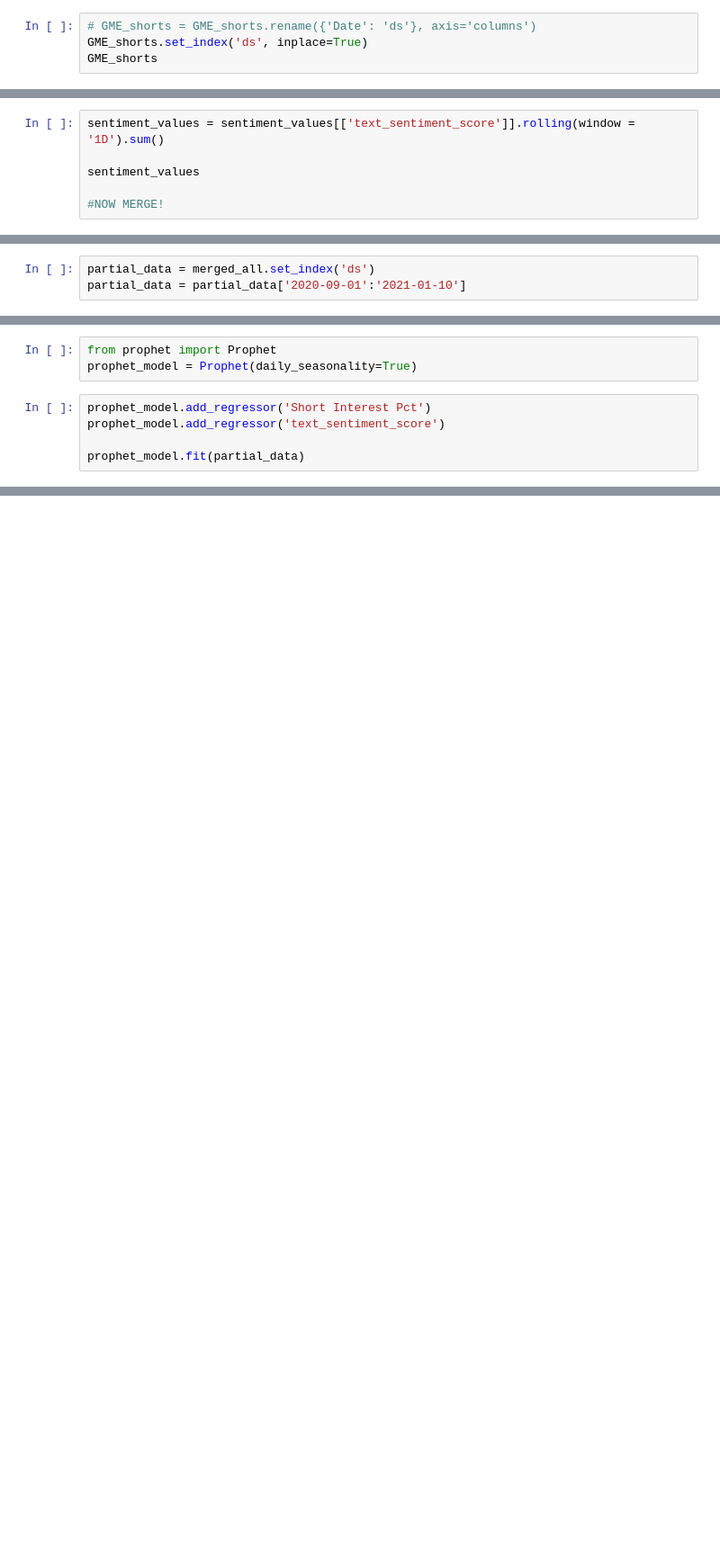
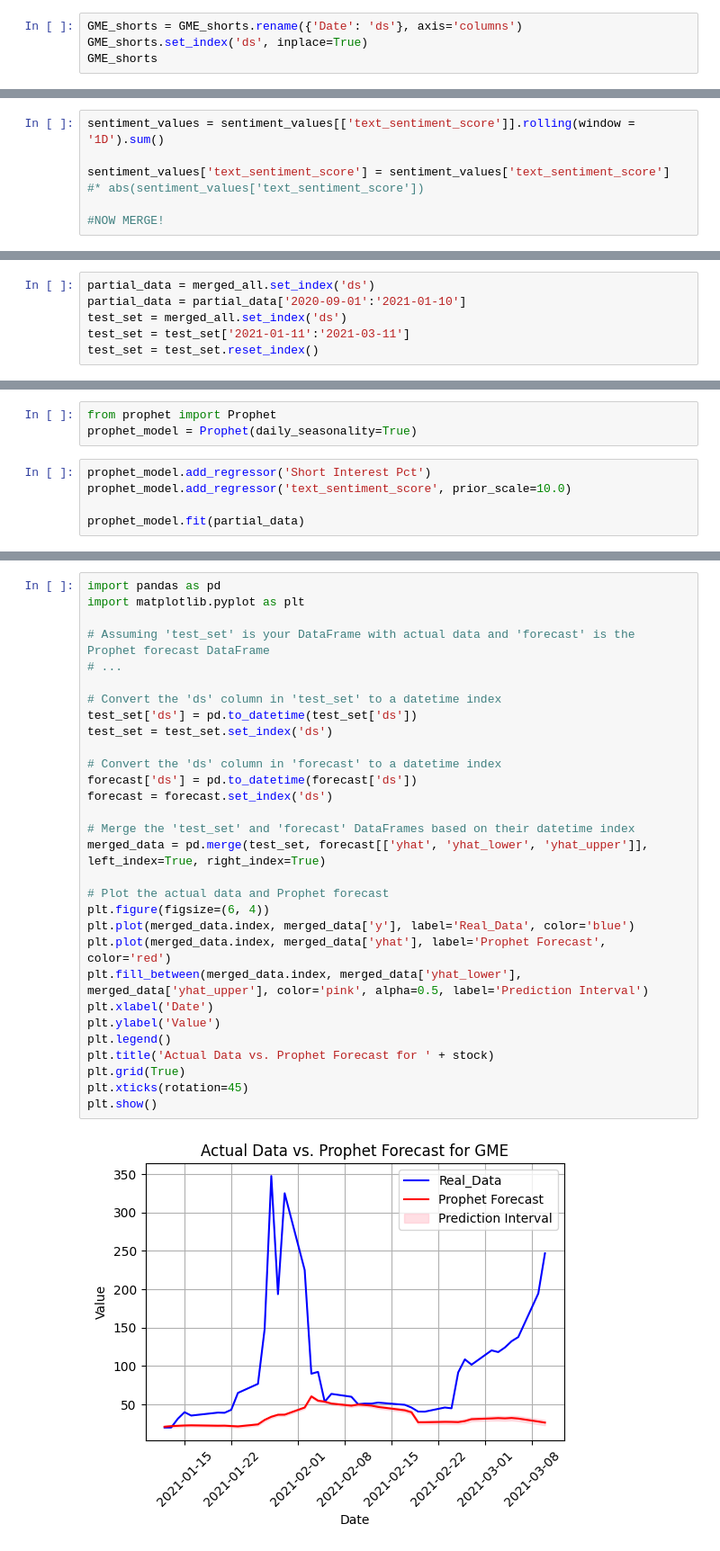
Before and after one commit to SaberQ19/socioPhysics_DiamondHands, a Jupyter notebook: StocksAndPosts.ipynb, the cells around one changed output, grey strips where cells are left out. Shown: that part at 90% size. Saved outputs shown, nothing was run; the diff lists cells and outputs as text; blank space fills up the shorter version.

```diff
--- a/StocksAndPosts.ipynb
+++ b/StocksAndPosts.ipynb
@@ -234,4 +370,4 @@ GME_shorts["Date"] = pd.to_datetime(GME_shorts['Date'], format='%Y-%m-%dT%H:%M:%
 # %%
-# GME_shorts = GME_shorts.rename({'Date': 'ds'}, axis='columns')
+GME_shorts = GME_shorts.rename({'Date': 'ds'}, axis='columns')
 GME_shorts.set_index('ds', inplace=True)
 GME_shorts
@@ -272,7 +480,7 @@ sentiment_values
 # %%
 sentiment_values = sentiment_values[['text_sentiment_score']].rolling(window = '1D').sum()
 
-sentiment_values
+sentiment_values['text_sentiment_score'] = sentiment_values['text_sentiment_score'] #* abs(sentiment_values['text_sentiment_score'])
 
 #NOW MERGE!
 # %%
@@ -282,6 +504,9 @@ merged_all
 # %%
 partial_data = merged_all.set_index('ds')
 partial_data = partial_data['2020-09-01':'2021-01-10']
+test_set = merged_all.set_index('ds')
+test_set = test_set['2021-01-11':'2021-03-11']
+test_set = test_set.reset_index()
 # %%
 partial_data = partial_data.reset_index()
 partial_data
@@ -290,6 +529,6 @@ from prophet import Prophet
 prophet_model = Prophet(daily_seasonality=True)
 # %%
 prophet_model.add_regressor('Short Interest Pct')
-prophet_model.add_regressor('text_sentiment_score')
+prophet_model.add_regressor('text_sentiment_score', prior_scale=10.0)
 
 prophet_model.fit(partial_data)
@@ -304,0 +549,32 @@ figure2 = prophet_model.plot_components(forecast)
+# %%
+import pandas as pd
+import matplotlib.pyplot as plt
+
+# Assuming 'test_set' is your DataFrame with actual data and 'forecast' is the Prophet forecast DataFrame
+# ...
+
+# Convert the 'ds' column in 'test_set' to a datetime index
+test_set['ds'] = pd.to_datetime(test_set['ds'])
+test_set = test_set.set_index('ds')
+
+# Convert the 'ds' column in 'forecast' to a datetime index
+forecast['ds'] = pd.to_datetime(forecast['ds'])
+forecast = forecast.set_index('ds')
+
+# Merge the 'test_set' and 'forecast' DataFrames based on their datetime index
+merged_data = pd.merge(test_set, forecast[['yhat', 'yhat_lower', 'yhat_upper']], left_index=True, right_index=True)
+
+# Plot the actual data and Prophet forecast
+plt.figure(figsize=(6, 4))
+plt.plot(merged_data.index, merged_data['y'], label='Real_Data', color='blue')
+plt.plot(merged_data.index, merged_data['yhat'], label='Prophet Forecast', color='red')
+plt.fill_between(merged_data.index, merged_data['yhat_lower'], merged_data['yhat_upper'], color='pink', alpha=0.5, label='Prediction Interval')
+plt.xlabel('Date')
+plt.ylabel('Value')
+plt.legend()
+plt.title('Actual Data vs. Prophet Forecast for ' + stock)
+plt.grid(True)
+plt.xticks(rotation=45)
+plt.show()
+# %% [output]
+[figure, added]
```
Also changed, not shown: parts of 26 cells of this notebook, 2 other files.
